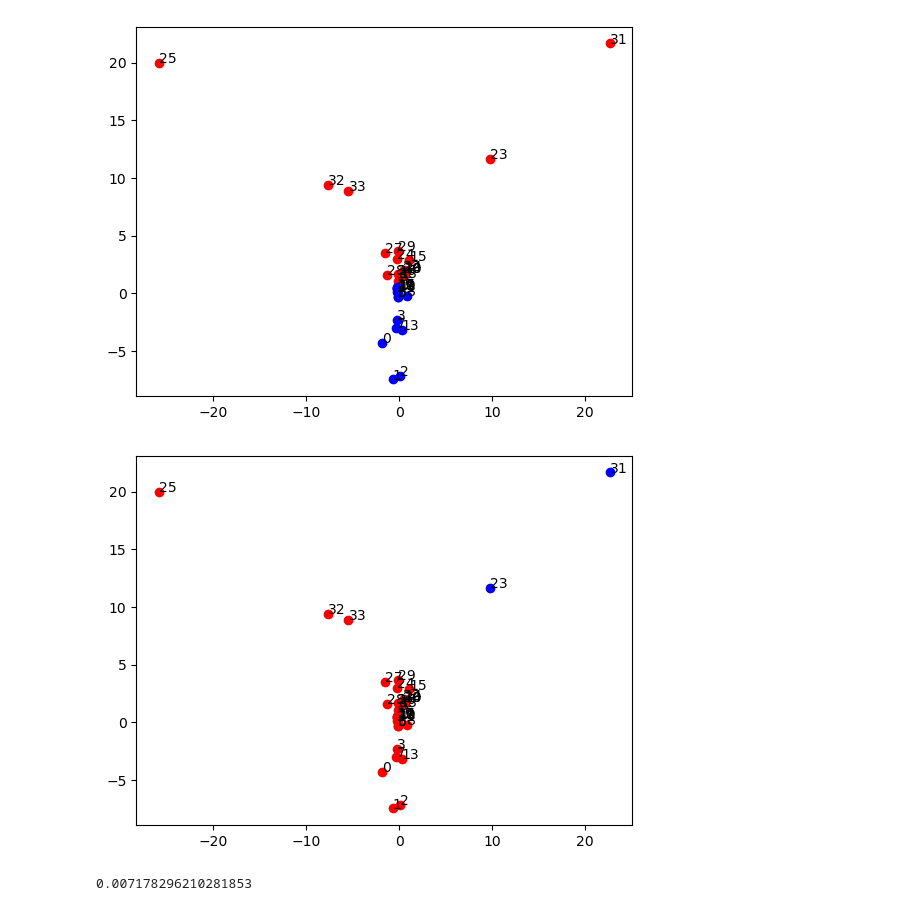
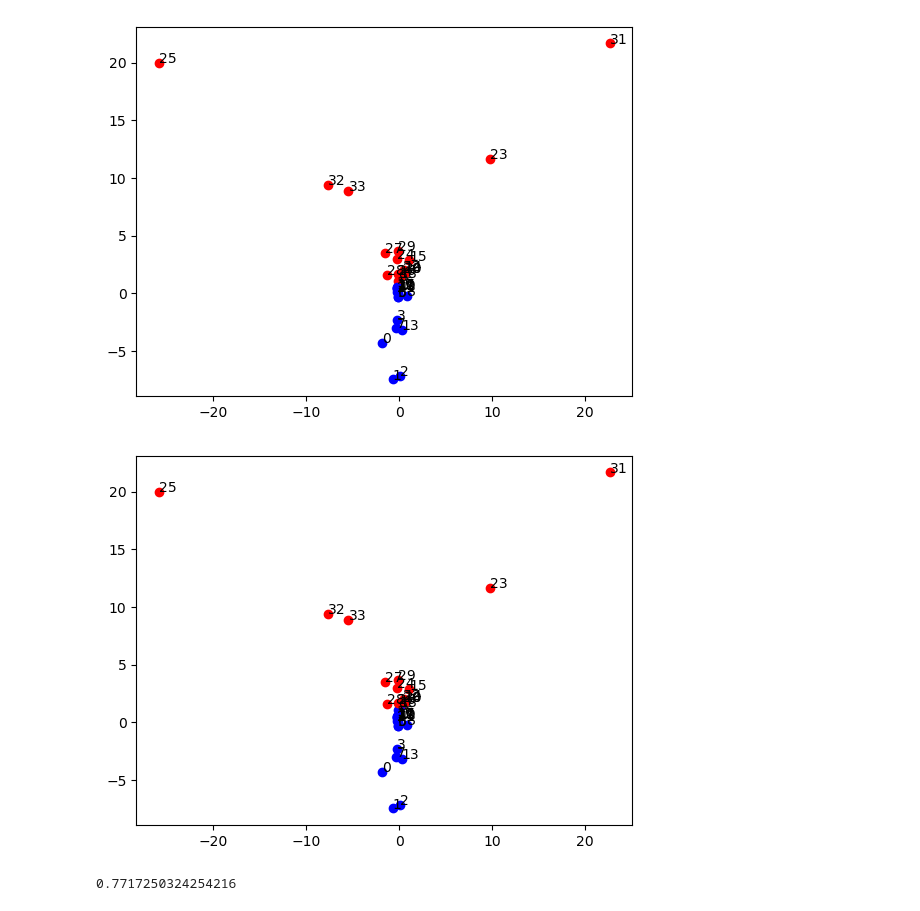
Before and after one commit to taira-no-saurusu/KernelPCA, a Jupyter notebook: karate.ipynb, the cells around one changed output. Cells and saved outputs as stored; diff of their text form; code cells hidden in the pictures.

Commit message:
kmedoidsに変更

```diff
--- a/karate.ipynb
+++ b/karate.ipynb
@@ -33,21 +33,21 @@ matrix = kernelPCA.diffusion_kernel(lap,T)
 # %%
 model = kernelPCA.PCA(n_components=2)
 model.fit(matrix)
 
 Y = model.transform(matrix)
 
 #埋め込み後のベクトルデータの可視化
 kernelPCA.draw_embedded_vector(Y,true_label)
 
 #クラスタリング
-pred = KMeans(n_clusters = N_CLUSTERS).fit_predict(Y)
+pred = KMedoids(n_clusters = N_CLUSTERS,random_state=0).fit_predict(Y)
 
 #可視化
 kernelPCA.draw_embedded_vector(Y, pred)
 
 #ARI算出
 adjusted_rand_score(true_label, pred)
 # %% [output]
 [figure]
-[figure, old version]
+[figure, new version]
-0.007178296210281853
+0.7717250324254216
```
Also changed, not shown: parts of 2 cells of this notebook.
